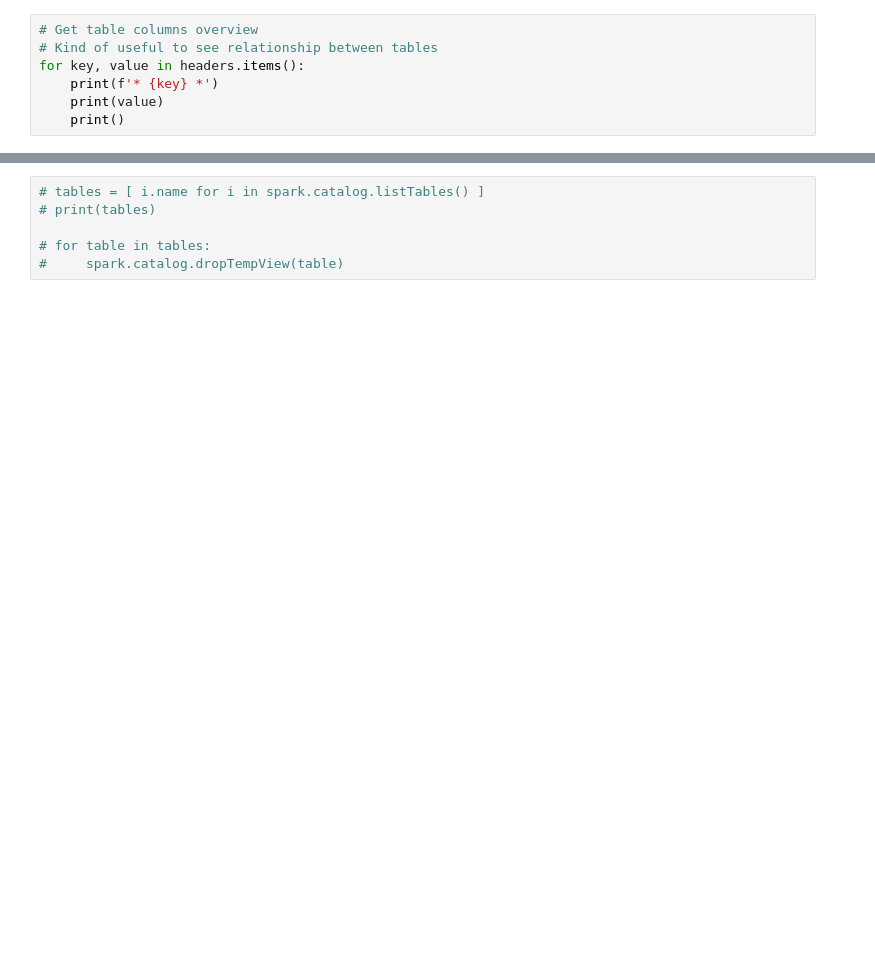
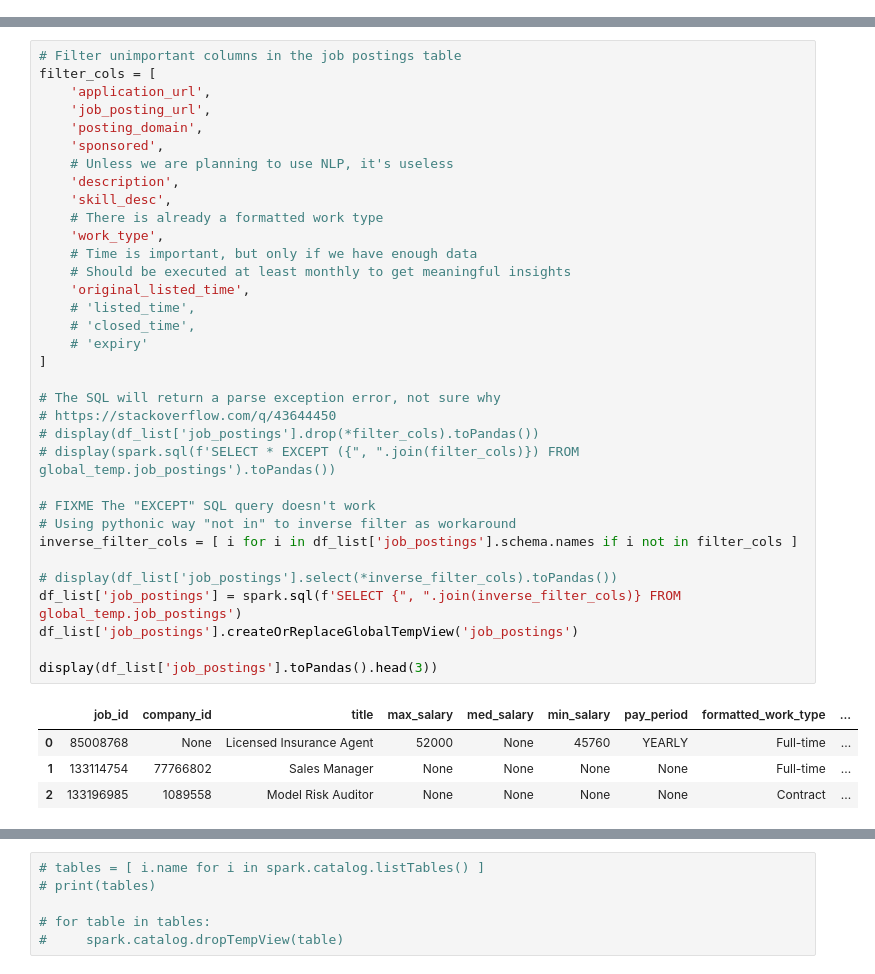
Before and after one commit to AndhikaWB/linkedin-job-postings-analysis, a Jupyter notebook: main.ipynb, the cells around one changed output, grey strips where cells are left out. Saved outputs shown, nothing was run; the diff lists cells and outputs as text; blank space fills up the shorter version.

```diff
--- a/main.ipynb
+++ b/main.ipynb
@@ -80,7 +42,0 @@ for file in files:
-# %%
-# Get table columns overview
-# Kind of useful to see relationship between tables
-for key, value in headers.items():
-    print(f'* {key} *')
-    print(value)
-    print()
@@ -211,0 +336,39 @@ spark.sql('SELECT * FROM job_postings WHERE LOWER(title) LIKE "%data%"').toPanda
+# %%
+# Filter unimportant columns in the job postings table
+filter_cols = [
+    'application_url',
+    'job_posting_url',
+    'posting_domain',
+    'sponsored',
+    # Unless we are planning to use NLP, it's useless
+    'description',
+    'skill_desc',
+    # There is already a formatted work type
+    'work_type',
+    # Time is important, but only if we have enough data
+    # Should be executed at least monthly to get meaningful insights
+    'original_listed_time',
+    # 'listed_time',
+    # 'closed_time',
+    # 'expiry'
+]
+
+# The SQL will return a parse exception error, not sure why
+# https://stackoverflow.com/q/43644450
+# display(df_list['job_postings'].drop(*filter_cols).toPandas())
+# display(spark.sql(f'SELECT * EXCEPT ({", ".join(filter_cols)}) FROM global_temp.job_postings').toPandas())
+
+# FIXME The "EXCEPT" SQL query doesn't work
+# Using pythonic way "not in" to inverse filter as workaround
+inverse_filter_cols = [ i for i in df_list['job_postings'].schema.names if i not in filter_cols ]
+
+# display(df_list['job_postings'].select(*inverse_filter_cols).toPandas())
+df_list['job_postings'] = spark.sql(f'SELECT {", ".join(inverse_filter_cols)} FROM global_temp.job_postings')
+df_list['job_postings'].createOrReplaceGlobalTempView('job_postings')
+
+display(df_list['job_postings'].toPandas().head(3))
+# %% [output]
+|  | job_id | company_id | title | max_salary | med_salary | min_salary | pay_period | formatted_work_type | ... |
+| 0 | 85008768 | None | Licensed Insurance Agent | 52000 | None | 45760 | YEARLY | Full-time | ... |
+| 1 | 133114754 | 77766802 | Sales Manager | None | None | None | None | Full-time | ... |
+| 2 | 133196985 | 1089558 | Model Risk Auditor | None | None | None | None | Contract | ... |
```
Also changed, not shown: parts of 66 cells of this notebook, 5 other files.
